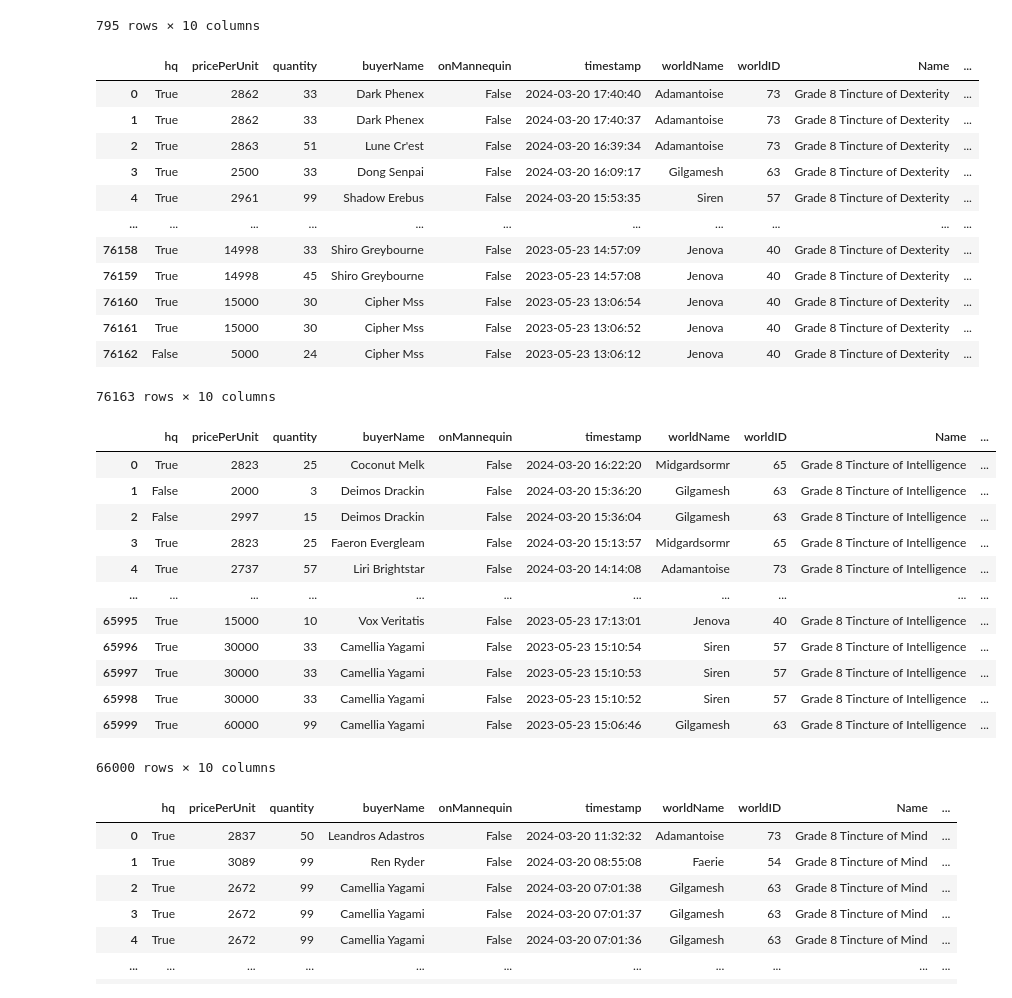
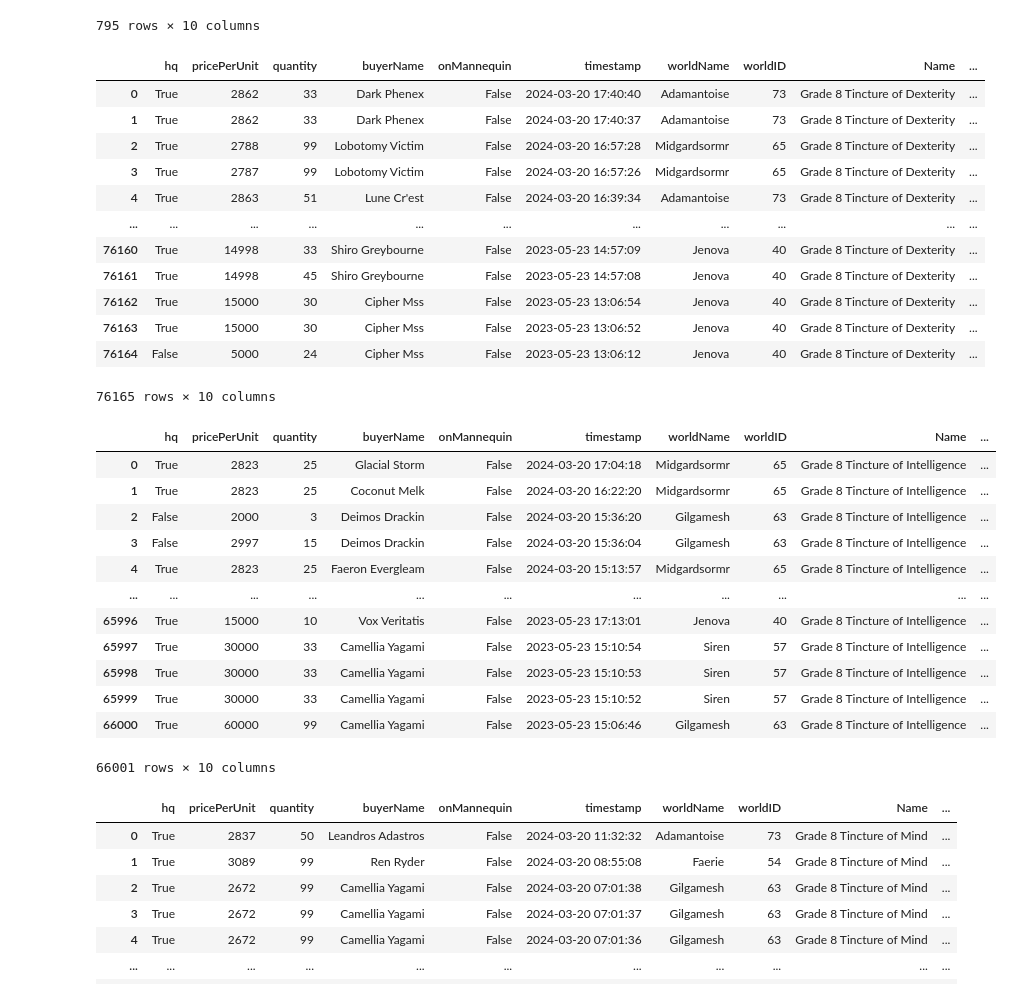
Before and after one commit to Hounder23/LHL-CAPSTONE, a Jupyter notebook: IPYNB NoteBooks/NarrowCollection.ipynb, the cells around one changed output. Drawn from its saved outputs; the diff is of its cells as text; code cells hidden in the pictures.

Commit message:
data refresh

```diff
--- a/IPYNB NoteBooks/NarrowCollection.ipynb
+++ b/IPYNB NoteBooks/NarrowCollection.ipynb
@@ -142,46 +142,46 @@ dexterity_history['itemID'] = tinc_results['itemID'][tinc_results['Name'].str.co
 #convert the timestamp to a date
 dexterity_history['timestamp'] = pd.to_datetime(dexterity_history['timestamp'], unit='s')
 # save the data to a csv
-dexterity_history.to_csv('..\\data\\Dexterity_tincture_market.csv', index=False)
+dexterity_history.to_csv('..\\data\\dexterity_tincture_market.csv', index=False)
 dexterity_history
 # %% [output]
 |  | hq | pricePerUnit | quantity | buyerName | onMannequin | timestamp | worldName | worldID | Name | ... |
 | 0 | True | 2862 | 33 | Dark Phenex | False | 2024-03-20 17:40:40 | Adamantoise | 73 | Grade 8 Tincture of Dexterity | ... |
 | 1 | True | 2862 | 33 | Dark Phenex | False | 2024-03-20 17:40:37 | Adamantoise | 73 | Grade 8 Tincture of Dexterity | ... |
-| 2 | True | 2863 | 51 | Lune Cr'est | False | 2024-03-20 16:39:34 | Adamantoise | 73 | Grade 8 Tincture of Dexterity | ... |
-| 3 | True | 2500 | 33 | Dong Senpai | False | 2024-03-20 16:09:17 | Gilgamesh | 63 | Grade 8 Tincture of Dexterity | ... |
-| 4 | True | 2961 | 99 | Shadow Erebus | False | 2024-03-20 15:53:35 | Siren | 57 | Grade 8 Tincture of Dexterity | ... |
+| 2 | True | 2788 | 99 | Lobotomy Victim | False | 2024-03-20 16:57:28 | Midgardsormr | 65 | Grade 8 Tincture of Dexterity | ... |
+| 3 | True | 2787 | 99 | Lobotomy Victim | False | 2024-03-20 16:57:26 | Midgardsormr | 65 | Grade 8 Tincture of Dexterity | ... |
+| 4 | True | 2863 | 51 | Lune Cr'est | False | 2024-03-20 16:39:34 | Adamantoise | 73 | Grade 8 Tincture of Dexterity | ... |
 | ... | ... | ... | ... | ... | ... | ... | ... | ... | ... | ... |
-| 76158 | True | 14998 | 33 | Shiro Greybourne | False | 2023-05-23 14:57:09 | Jenova | 40 | Grade 8 Tincture of Dexterity | ... |
-| 76159 | True | 14998 | 45 | Shiro Greybourne | False | 2023-05-23 14:57:08 | Jenova | 40 | Grade 8 Tincture of Dexterity | ... |
-| 76160 | True | 15000 | 30 | Cipher Mss | False | 2023-05-23 13:06:54 | Jenova | 40 | Grade 8 Tincture of Dexterity | ... |
-| 76161 | True | 15000 | 30 | Cipher Mss | False | 2023-05-23 13:06:52 | Jenova | 40 | Grade 8 Tincture of Dexterity | ... |
-| 76162 | False | 5000 | 24 | Cipher Mss | False | 2023-05-23 13:06:12 | Jenova | 40 | Grade 8 Tincture of Dexterity | ... |
+| 76160 | True | 14998 | 33 | Shiro Greybourne | False | 2023-05-23 14:57:09 | Jenova | 40 | Grade 8 Tincture of Dexterity | ... |
+| 76161 | True | 14998 | 45 | Shiro Greybourne | False | 2023-05-23 14:57:08 | Jenova | 40 | Grade 8 Tincture of Dexterity | ... |
+| 76162 | True | 15000 | 30 | Cipher Mss | False | 2023-05-23 13:06:54 | Jenova | 40 | Grade 8 Tincture of Dexterity | ... |
+| 76163 | True | 15000 | 30 | Cipher Mss | False | 2023-05-23 13:06:52 | Jenova | 40 | Grade 8 Tincture of Dexterity | ... |
+| 76164 | False | 5000 | 24 | Cipher Mss | False | 2023-05-23 13:06:12 | Jenova | 40 | Grade 8 Tincture of Dexterity | ... |
-76163 rows × 10 columns
+76165 rows × 10 columns
 # %%
 intelligence_history = pd.json_normalize(tinc_results['entries'][tinc_results['Name'].str.contains("Intelligence")].values[0])
 # add the name and itemID of the item to the df
 intelligence_history['Name'] = tinc_results['Name'][tinc_results['Name'].str.contains("Intelligence")].values[0]
 intelligence_history['itemID'] = tinc_results['itemID'][tinc_results['Name'].str.contains("Intelligence")].values[0]
 #convert the timestamp to a date
 intelligence_history['timestamp'] = pd.to_datetime(intelligence_history['timestamp'], unit='s')
 # save the data to a csv
-intelligence_history.to_csv('..\\data\\Intelligence_tincture_market.csv', index=False)
+intelligence_history.to_csv('..\\data\\intelligence_tincture_market.csv', index=False)
 intelligence_history
 # %% [output]
 |  | hq | pricePerUnit | quantity | buyerName | onMannequin | timestamp | worldName | worldID | Name | ... |
-| 0 | True | 2823 | 25 | Coconut Melk | False | 2024-03-20 16:22:20 | Midgardsormr | 65 | Grade 8 Tincture of Intelligence | ... |
-| 1 | False | 2000 | 3 | Deimos Drackin | False | 2024-03-20 15:36:20 | Gilgamesh | 63 | Grade 8 Tincture of Intelligence | ... |
-| 2 | False | 2997 | 15 | Deimos Drackin | False | 2024-03-20 15:36:04 | Gilgamesh | 63 | Grade 8 Tincture of Intelligence | ... |
-| 3 | True | 2823 | 25 | Faeron Evergleam | False | 2024-03-20 15:13:57 | Midgardsormr | 65 | Grade 8 Tincture of Intelligence | ... |
-| 4 | True | 2737 | 57 | Liri Brightstar | False | 2024-03-20 14:14:08 | Adamantoise | 73 | Grade 8 Tincture of Intelligence | ... |
+| 0 | True | 2823 | 25 | Glacial Storm | False | 2024-03-20 17:04:18 | Midgardsormr | 65 | Grade 8 Tincture of Intelligence | ... |
+| 1 | True | 2823 | 25 | Coconut Melk | False | 2024-03-20 16:22:20 | Midgardsormr | 65 | Grade 8 Tincture of Intelligence | ... |
+| 2 | False | 2000 | 3 | Deimos Drackin | False | 2024-03-20 15:36:20 | Gilgamesh | 63 | Grade 8 Tincture of Intelligence | ... |
+| 3 | False | 2997 | 15 | Deimos Drackin | False | 2024-03-20 15:36:04 | Gilgamesh | 63 | Grade 8 Tincture of Intelligence | ... |
+| 4 | True | 2823 | 25 | Faeron Evergleam | False | 2024-03-20 15:13:57 | Midgardsormr | 65 | Grade 8 Tincture of Intelligence | ... |
 | ... | ... | ... | ... | ... | ... | ... | ... | ... | ... | ... |
-| 65995 | True | 15000 | 10 | Vox Veritatis | False | 2023-05-23 17:13:01 | Jenova | 40 | Grade 8 Tincture of Intelligence | ... |
-| 65996 | True | 30000 | 33 | Camellia Yagami | False | 2023-05-23 15:10:54 | Siren | 57 | Grade 8 Tincture of Intelligence | ... |
-| 65997 | True | 30000 | 33 | Camellia Yagami | False | 2023-05-23 15:10:53 | Siren | 57 | Grade 8 Tincture of Intelligence | ... |
-| 65998 | True | 30000 | 33 | Camellia Yagami | False | 2023-05-23 15:10:52 | Siren | 57 | Grade 8 Tincture of Intelligence | ... |
-| 65999 | True | 60000 | 99 | Camellia Yagami | False | 2023-05-23 15:06:46 | Gilgamesh | 63 | Grade 8 Tincture of Intelligence | ... |
+| 65996 | True | 15000 | 10 | Vox Veritatis | False | 2023-05-23 17:13:01 | Jenova | 40 | Grade 8 Tincture of Intelligence | ... |
+| 65997 | True | 30000 | 33 | Camellia Yagami | False | 2023-05-23 15:10:54 | Siren | 57 | Grade 8 Tincture of Intelligence | ... |
+| 65998 | True | 30000 | 33 | Camellia Yagami | False | 2023-05-23 15:10:53 | Siren | 57 | Grade 8 Tincture of Intelligence | ... |
+| 65999 | True | 30000 | 33 | Camellia Yagami | False | 2023-05-23 15:10:52 | Siren | 57 | Grade 8 Tincture of Intelligence | ... |
+| 66000 | True | 60000 | 99 | Camellia Yagami | False | 2023-05-23 15:06:46 | Gilgamesh | 63 | Grade 8 Tincture of Intelligence | ... |
-66000 rows × 10 columns
+66001 rows × 10 columns
 # %%
 mind_history = pd.json_normalize(tinc_results['entries'][tinc_results['Name'].str.contains("Mind")].values[0])
 # add the name and itemID of the item to the df
```
Also changed, not shown: parts of 5 cells of this notebook, 5 other files.
